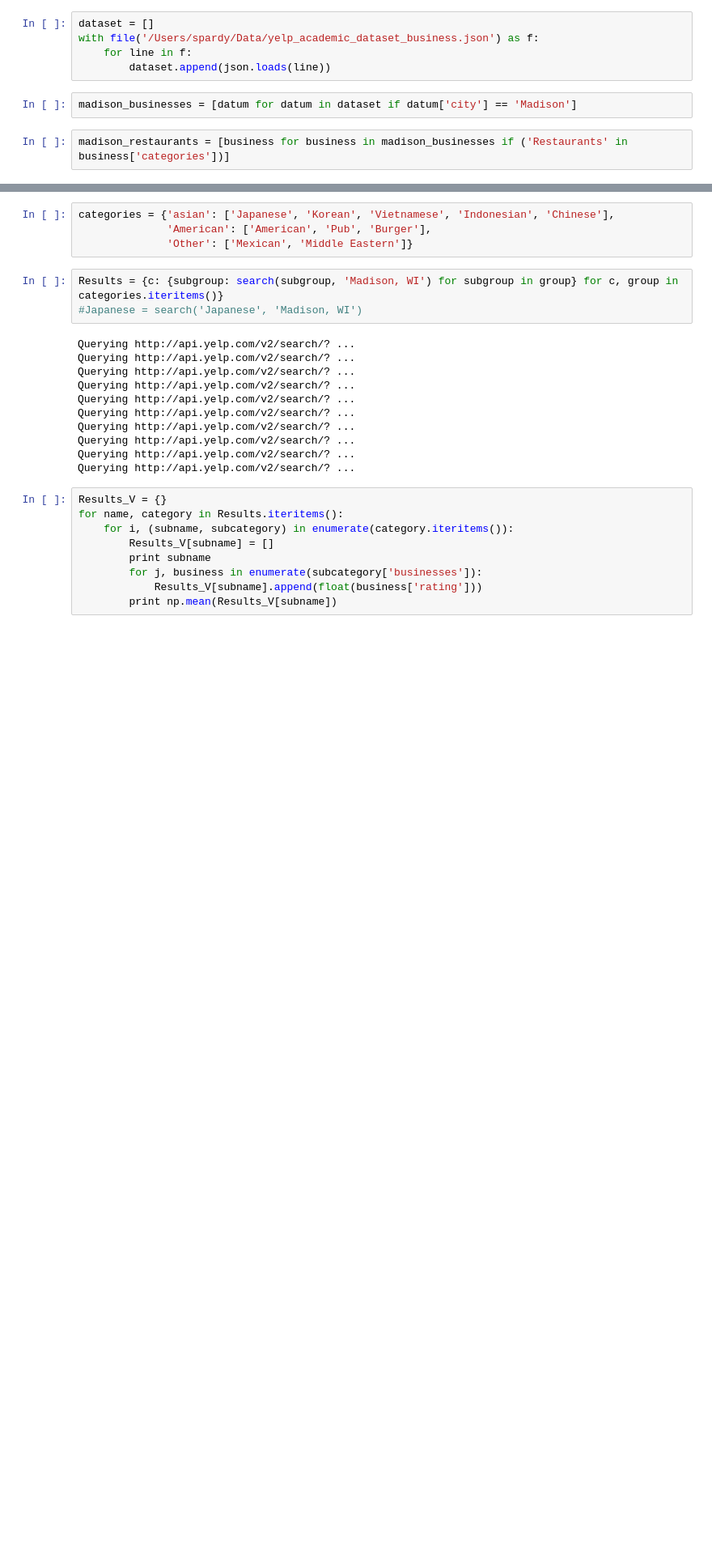
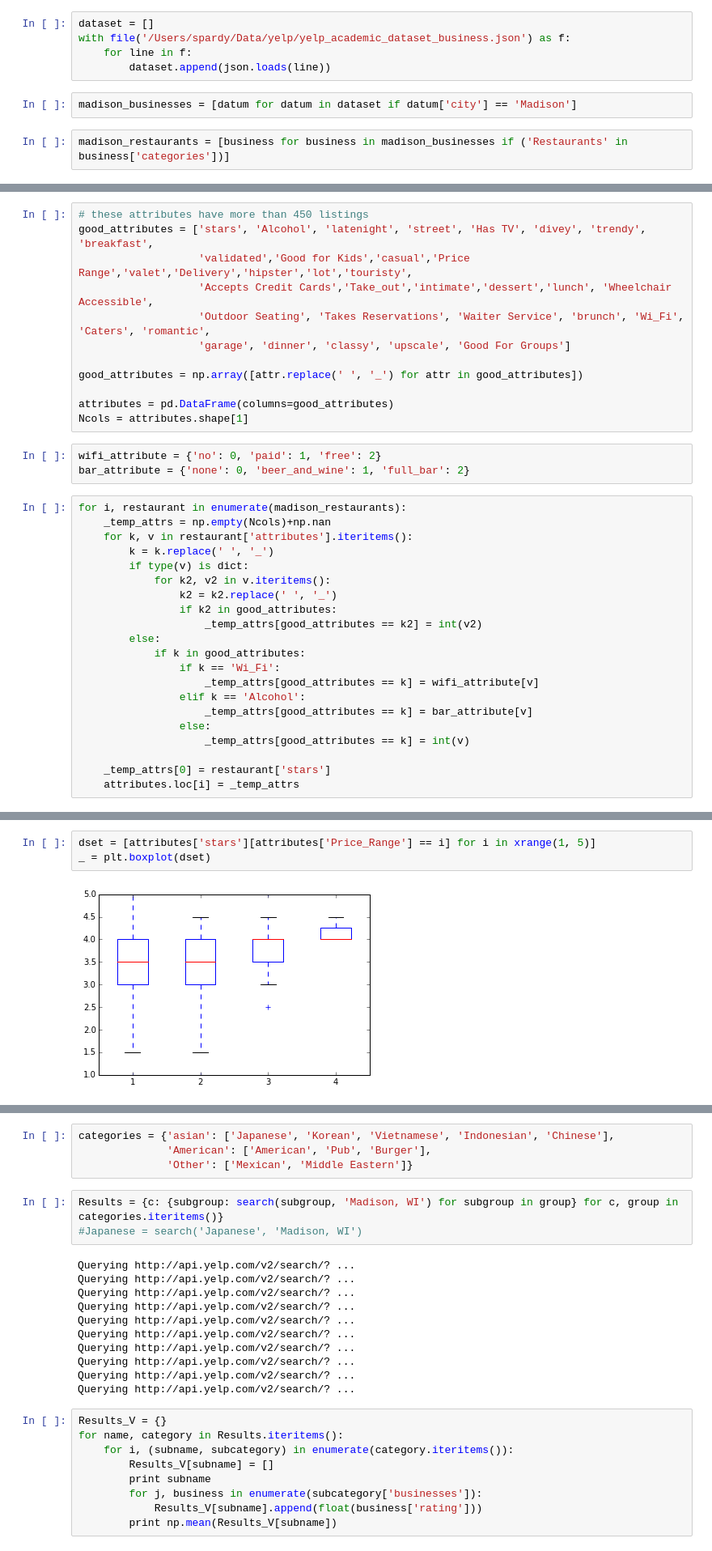
Before and after one commit to stephenpardy/PythonNotebooks, a Jupyter notebook: Yelp_Ratings.ipynb, the cells around one changed output, grey strips where cells are left out. Shown: that part at 81% size. Drawn from its saved outputs; the diff is of its cells as text; blank space fills up the shorter version.

```diff
--- a/Yelp_Ratings.ipynb
+++ b/Yelp_Ratings.ipynb
@@ -101,6 +95,6 @@ for result in results:
 # %%
 dataset = []
-with file('/Users/spardy/Data/yelp_academic_dataset_business.json') as f:
+with file('/Users/spardy/Data/yelp/yelp_academic_dataset_business.json') as f:
     for line in f:
         dataset.append(json.loads(line))
 # %%
@@ -223,0 +104,36 @@ axis.legend(loc='upper left', ncol=2)
+# %%
+# these attributes have more than 450 listings
+good_attributes = ['stars', 'Alcohol', 'latenight', 'street', 'Has TV', 'divey', 'trendy', 'breakfast',
+                   'validated','Good for Kids','casual','Price Range','valet','Delivery','hipster','lot','touristy',
+                   'Accepts Credit Cards','Take_out','intimate','dessert','lunch', 'Wheelchair Accessible',
+                   'Outdoor Seating', 'Takes Reservations', 'Waiter Service', 'brunch', 'Wi_Fi', 'Caters', 'romantic',
+                   'garage', 'dinner', 'classy', 'upscale', 'Good For Groups']
+
+good_attributes = np.array([attr.replace(' ', '_') for attr in good_attributes])
+
+attributes = pd.DataFrame(columns=good_attributes)
+Ncols = attributes.shape[1]
+# %%
+wifi_attribute = {'no': 0, 'paid': 1, 'free': 2}
+bar_attribute = {'none': 0, 'beer_and_wine': 1, 'full_bar': 2}
+# %%
+for i, restaurant in enumerate(madison_restaurants):
+    _temp_attrs = np.empty(Ncols)+np.nan
+    for k, v in restaurant['attributes'].iteritems():
+        k = k.replace(' ', '_')
+        if type(v) is dict:
+            for k2, v2 in v.iteritems():
+                k2 = k2.replace(' ', '_')
+                if k2 in good_attributes:
+                    _temp_attrs[good_attributes == k2] = int(v2)
+        else:
+            if k in good_attributes:
+                if k == 'Wi_Fi':
+                    _temp_attrs[good_attributes == k] = wifi_attribute[v]
+                elif k == 'Alcohol':
+                    _temp_attrs[good_attributes == k] = bar_attribute[v]
+                else:
+                    _temp_attrs[good_attributes == k] = int(v)
+
+    _temp_attrs[0] = restaurant['stars']
+    attributes.loc[i] = _temp_attrs
@@ -223,0 +172,5 @@ axis.legend(loc='upper left', ncol=2)
+# %%
+dset = [attributes['stars'][attributes['Price_Range'] == i] for i in xrange(1, 5)]
+_ = plt.boxplot(dset)
+# %% [output]
+[figure, added]
```
Also changed, not shown: parts of 43 cells of this notebook, 3 other files.
